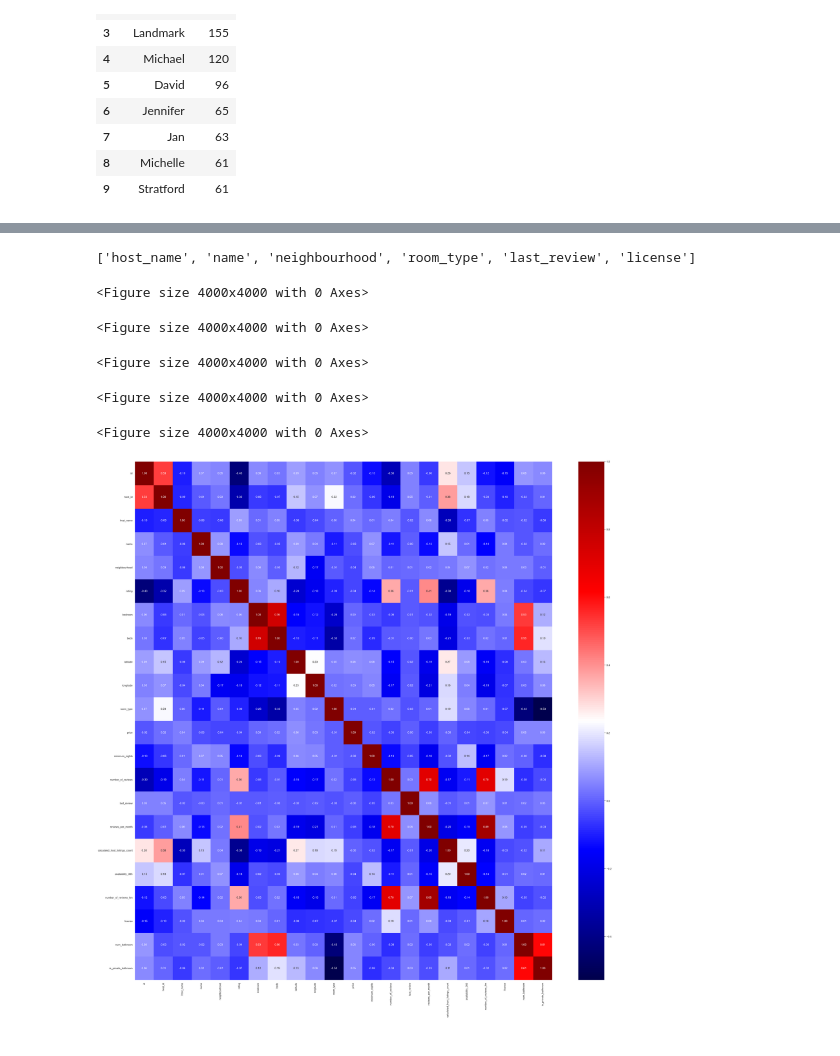
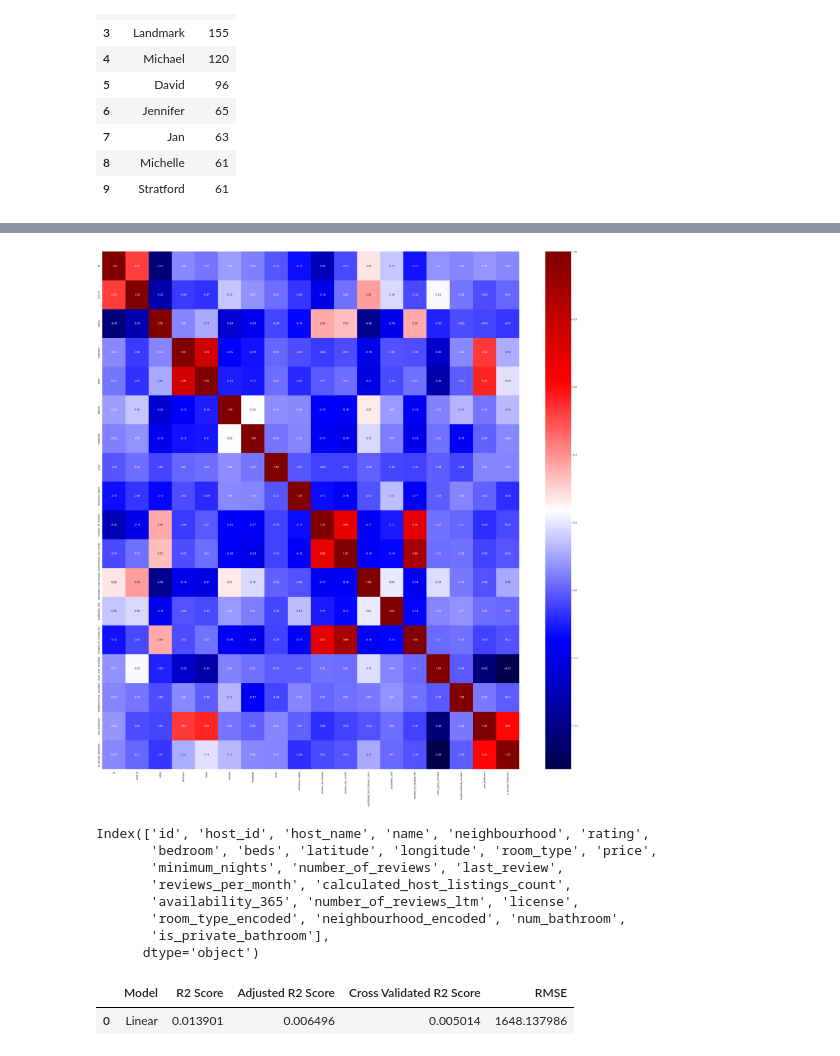
Before and after one commit to dhesika-ts/Airbnb, a Jupyter notebook: Project.ipynb, the cells around one changed output, grey strips where cells are left out. Drawn from its saved outputs; the diff is of its cells as text; code cells hidden in the pictures.

```diff
--- a/Project.ipynb
+++ b/Project.ipynb
@@ -39,0 +103,6 @@ df.head()
+# %%
+#label encoding
+label_encoder = LabelEncoder()
+df['room_type_encoded']=label_encoder.fit_transform(df['room_type'])
+print(df['room_type'].value_counts())
+print(df['room_type_encoded'].value_counts())
@@ -39,0 +122,5 @@ df.head()
+# %%
+#label encoding
+df['neighbourhood_encoded']=label_encoder.fit_transform(df['neighbourhood'])
+print(df['neighbourhood'].value_counts())
+print(df['neighbourhood_encoded'].value_counts())
@@ -86,6 +198,8 @@ dtype: object
 #correcting data types
 df['bedroom']=df['bedroom'].astype('int')
 df['beds']=df['beds'].astype('int')
+df['room_type_encoded']=df['room_type_encoded'].astype('int')
+df['reviews_per_month']=df['reviews_per_month'].astype('int')
 df.dtypes
 # %% [output]
 id                                float64
@@ -192,3 +260,15 @@ id
 Name: count, dtype: int64
 
 ---------------------------------------------------------------
+# %%
+#categorical data handling
+categorical_col = []
+numerical_col=[]
+for column in df.columns:
+
+    if df[column].dtypes != "float64" and df[column].dtypes != "int32" and df[column].dtypes != "int64":
+        categorical_col.append(column)
+    else:
+        numerical_col.append(column)
+print(f"Numerical Col: {numerical_col}")
+print(f"Categorical Col: {categorical_col}")
@@ -407,27 +511,23 @@ Passing `palette` without assigning `hue` is deprecated and will be removed in v
 [figure]
-# %%
-#categorical data handling
-categorical_col = []
-for column in df.columns:
-
-    if df[column].dtypes != "float64" and df[column].dtypes != "int32" and df[column].dtypes != "int64":
-        categorical_col.append(column)
-categorical_col
-# %% [output]
-['host_name', 'name', 'neighbourhood', 'room_type', 'last_review', 'license']
 # %%
 #heatmap for corr
 from sklearn.preprocessing import LabelEncoder
 le = LabelEncoder()
 for col in categorical_col:
     df[col] = le.fit_transform(df[col])
-    plt.figure(figsize = (40,40))
-sns.heatmap(df.corr(), annot=True, fmt=".2f", cmap="seismic")
+plt.figure(figsize = (40,40))
+sns.heatmap(df[numerical_col].corr(), annot=True, fmt=".2f", cmap="seismic")
 plt.show()
 # %% [output]
-<Figure size 4000x4000 with 0 Axes>
-<Figure size 4000x4000 with 0 Axes>
-<Figure size 4000x4000 with 0 Axes>
-<Figure size 4000x4000 with 0 Axes>
-<Figure size 4000x4000 with 0 Axes>
-[figure, old version]
+[figure, new version]
+# %%
+df.columns
+# %% [output]
+Index(['id', 'host_id', 'host_name', 'name', 'neighbourhood', 'rating',
+       'bedroom', 'beds', 'latitude', 'longitude', 'room_type', 'price',
+       'minimum_nights', 'number_of_reviews', 'last_review',
+       'reviews_per_month', 'calculated_host_listings_count',
+       'availability_365', 'number_of_reviews_ltm', 'license',
+       'room_type_encoded', 'neighbourhood_encoded', 'num_bathroom',
+       'is_private_bathroom'],
+      dtype='object')
@@ -433,0 +566,15 @@ plt.show()
+# %%
+#Linear Regression
+lr = LinearRegression()
+
+lr.fit(x_train,y_train)
+
+y_pred_lr = lr.predict(x_test)
+
+ndf = [Reg_Models_Evaluation_Metrics(lr, X_train, y_train, X_test, y_test, y_pred_lr)]
+lm_score = pd.DataFrame(data=ndf, columns=['R2 Score', 'Adjusted R2 Score', 'Cross Validated R2 Score', 'RMSE'])
+lm_score.insert(0, 'Model', 'Linear')
+lm_score.head()
+# %% [output]
+|  | Model | R2 Score | Adjusted R2 Score | Cross Validated R2 Score | RMSE |
+| 0 | Linear | 0.013901 | 0.006496 | 0.005014 | 1648.137986 |
```
Also changed, not shown: parts of 39 cells of this notebook.
